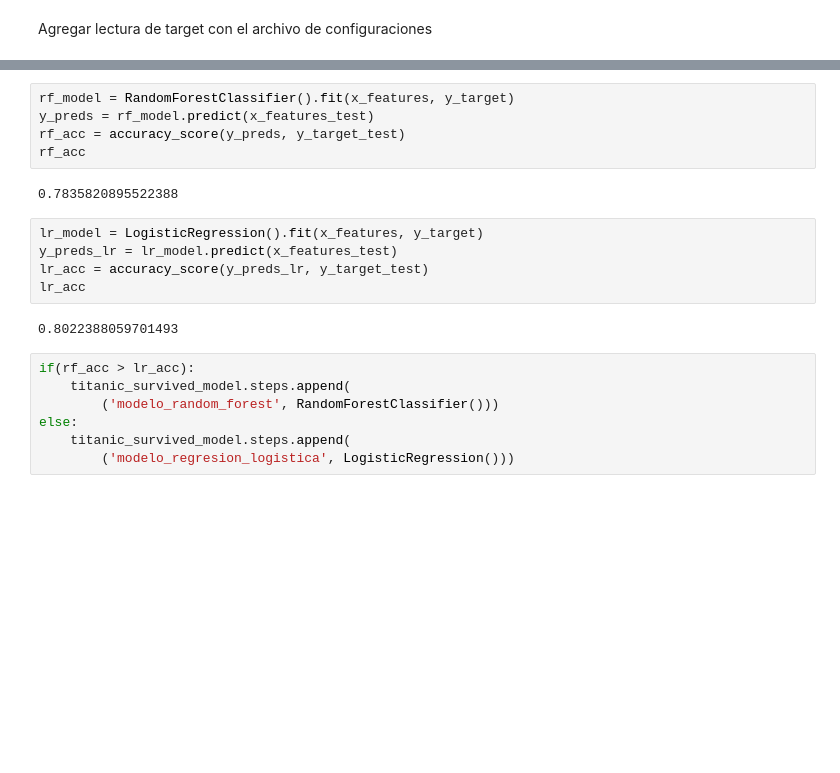
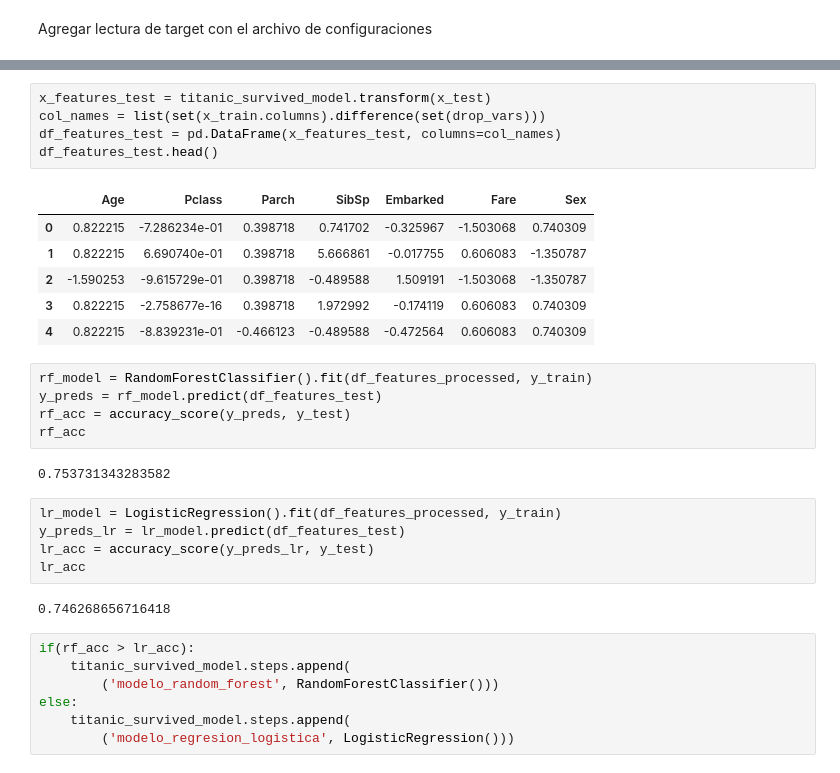
Before and after one commit to prengsen/titanic-for-production, a Jupyter notebook: notebooks/train_pipeline.ipynb, the cells around one changed output, grey strips where cells are left out. Saved outputs shown, nothing was run; the diff lists cells and outputs as text; blank space fills up the shorter version.

```diff
--- a/notebooks/train_pipeline.ipynb
+++ b/notebooks/train_pipeline.ipynb
@@ -22,17 +44,29 @@ y_target_test = test_data['Survived']
+# %%
+x_features_test = titanic_survived_model.transform(x_test)
+col_names = list(set(x_train.columns).difference(set(drop_vars)))
+df_features_test = pd.DataFrame(x_features_test, columns=col_names)
+df_features_test.head()
+# %% [output]
+|  | Age | Pclass | Parch | SibSp | Embarked | Fare | Sex |
+| 0 | 0.822215 | -7.286234e-01 | 0.398718 | 0.741702 | -0.325967 | -1.503068 | 0.740309 |
+| 1 | 0.822215 | 6.690740e-01 | 0.398718 | 5.666861 | -0.017755 | 0.606083 | -1.350787 |
+| 2 | -1.590253 | -9.615729e-01 | 0.398718 | -0.489588 | 1.509191 | -1.503068 | -1.350787 |
+| 3 | 0.822215 | -2.758677e-16 | 0.398718 | 1.972992 | -0.174119 | 0.606083 | 0.740309 |
+| 4 | 0.822215 | -8.839231e-01 | -0.466123 | -0.489588 | -0.472564 | 0.606083 | 0.740309 |
 # %%
-rf_model = RandomForestClassifier().fit(x_features, y_target)
-y_preds = rf_model.predict(x_features_test)
-rf_acc = accuracy_score(y_preds, y_target_test)
+rf_model = RandomForestClassifier().fit(df_features_processed, y_train)
+y_preds = rf_model.predict(df_features_test)
+rf_acc = accuracy_score(y_preds, y_test)
 rf_acc
 # %% [output]
-0.7835820895522388
+0.753731343283582
 # %%
-lr_model = LogisticRegression().fit(x_features, y_target)
-y_preds_lr = lr_model.predict(x_features_test)
-lr_acc = accuracy_score(y_preds_lr, y_target_test)
+lr_model = LogisticRegression().fit(df_features_processed, y_train)
+y_preds_lr = lr_model.predict(df_features_test)
+lr_acc = accuracy_score(y_preds_lr, y_test)
 lr_acc
 # %% [output]
-0.8022388059701493
+0.746268656716418
 # %%
 if(rf_acc > lr_acc):
     titanic_survived_model.steps.append(
```
Also changed, not shown: parts of 10 cells of this notebook, 3 other files.
